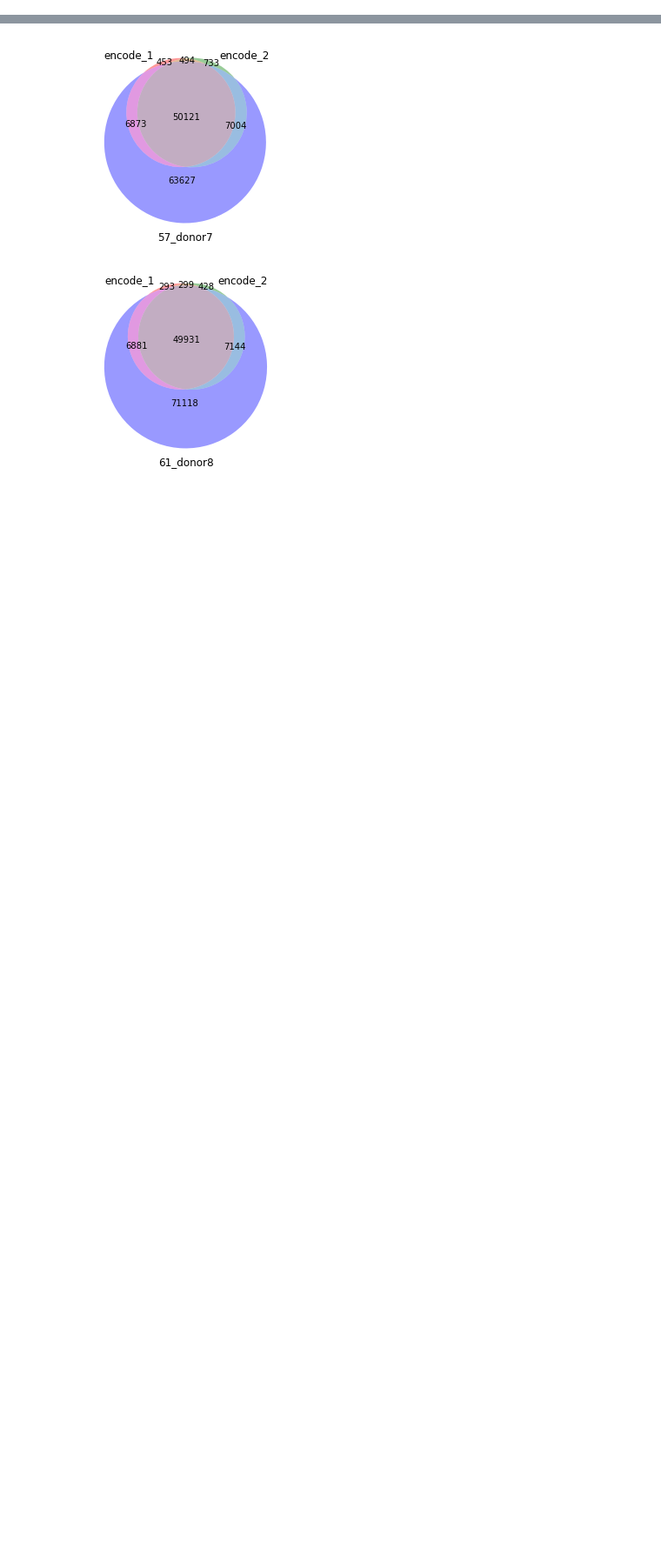
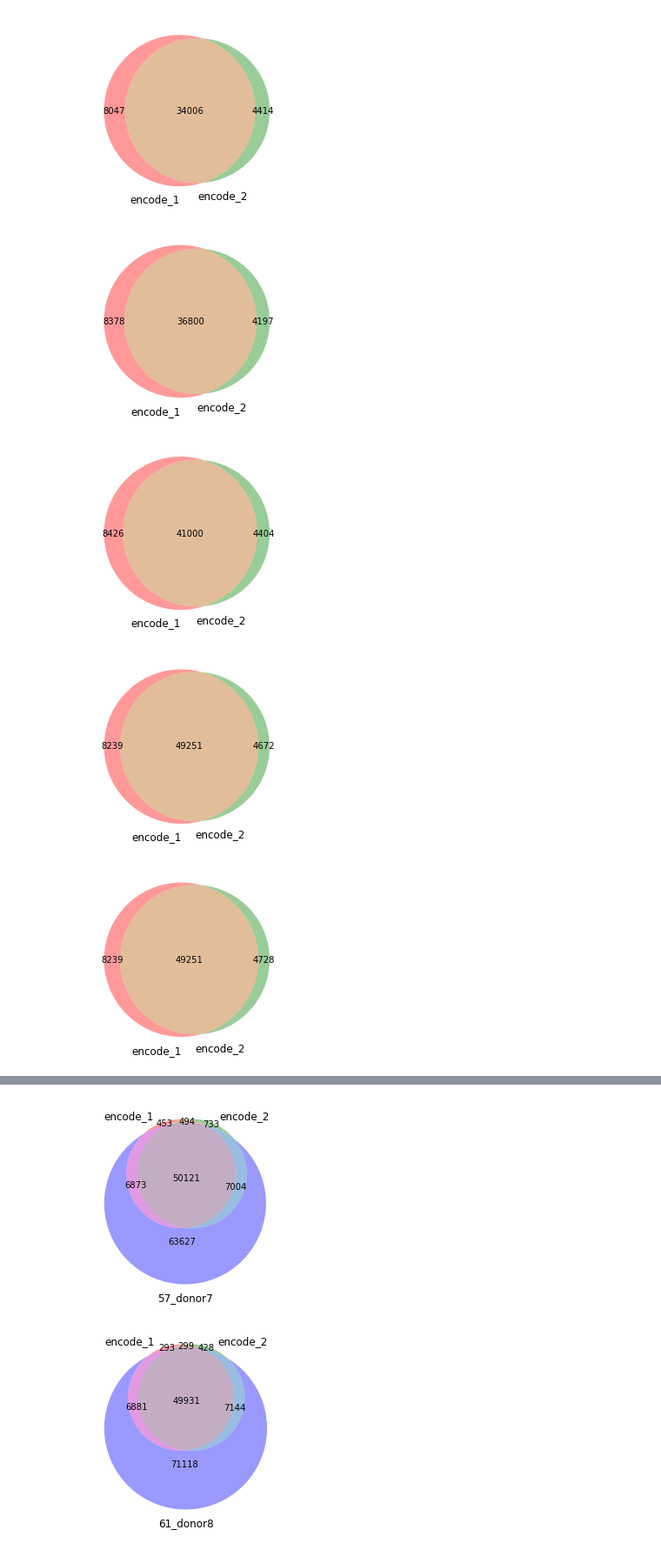
Before and after one commit to JetBrains-Research/washu, a Jupyter notebook: analysis.ipynb, the cells around one changed output, grey strips where cells are left out. Shown at 87% size. Cells and saved outputs as stored; diff of their text form; code cells hidden in the pictures; blank space fills up the shorter version.

```diff
--- a/analysis.ipynb
+++ b/analysis.ipynb
@@ -2,0 +206,21 @@
+# %%
+# Q = 0.0000001
+showvenn2('encode_1', 'encode_2', 4414, 8047, 34006)
+# Q = 0.000001
+showvenn2('encode_1', 'encode_2', 4197, 8378, 36800)
+# Q = 0.00001
+showvenn2('encode_1', 'encode_2', 4404, 8426, 41000)
+# Q = 0.0001
+showvenn2('encode_1', 'encode_2', 4672, 8239, 49251)
+# Q = 0.001
+showvenn2('encode_1', 'encode_2', 4728, 8239, 49251)
+# Q = 0.01
+showvenn2('encode_1', 'encode_2', 4661, 8866, 54140)
+# Q = 0.1
+showvenn2('encode_1', 'encode_2', 4249, 11452, 58478)
+# %% [output]
+[figure, added]
+[figure, added]
+[figure, added]
+[figure, added]
+[figure, added]
```
Also changed, not shown: parts of 22 cells of this notebook.
